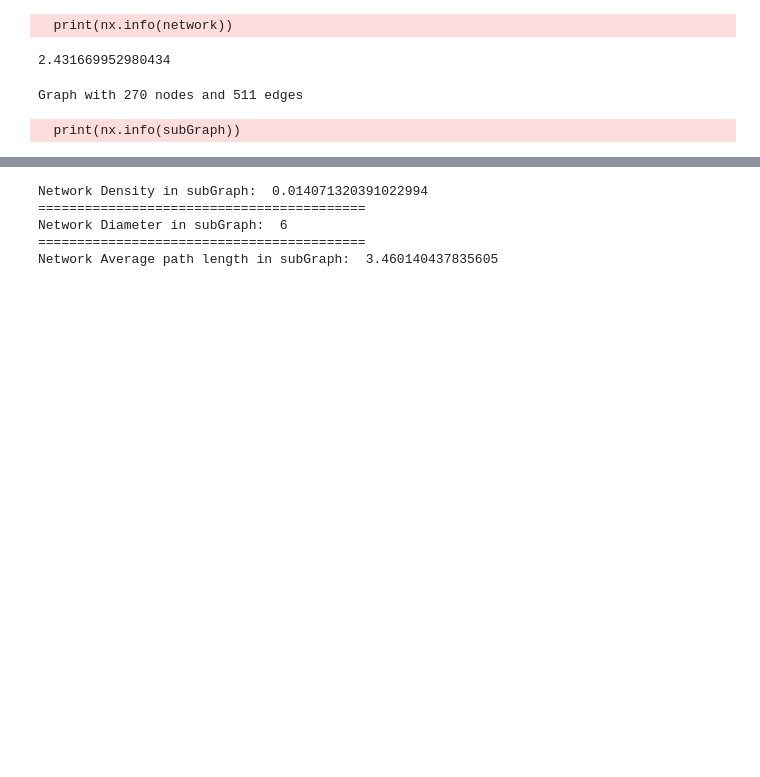
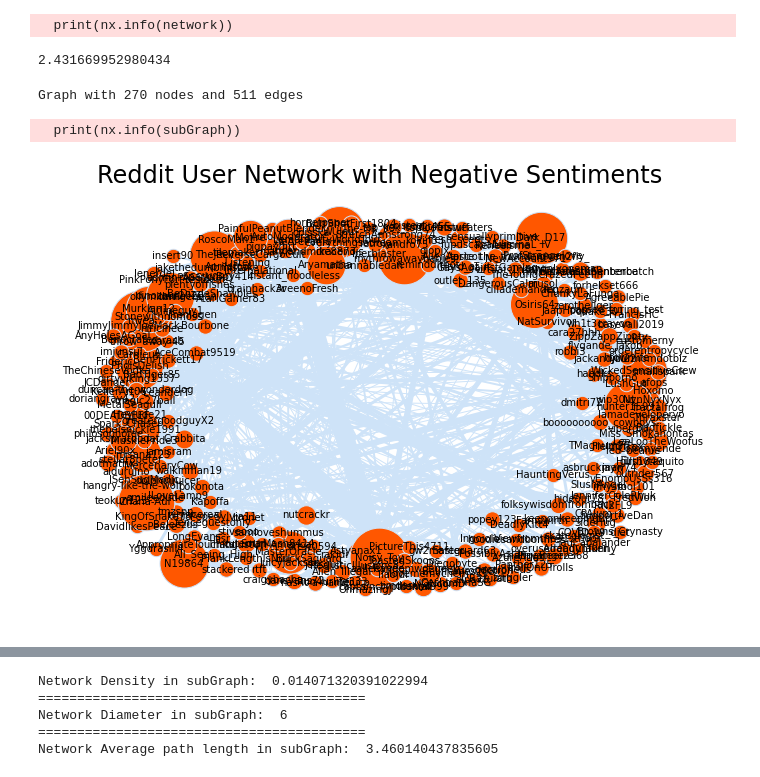
Before and after one commit to jlrqq/covid-19-anti-lockdown-protests, a Jupyter notebook: Reddit_SNA/Reddit Social Network Analysis (Users - Corona Lockdown).ipynb, the cells around one changed output, grey strips where cells are left out. Saved outputs shown, nothing was run; the diff lists cells and outputs as text; code cells hidden in the pictures; blank space fills up the shorter version.

```diff
--- a/Reddit_SNA/Reddit Social Network Analysis (Users - Corona Lockdown).ipynb
+++ b/Reddit_SNA/Reddit Social Network Analysis (Users - Corona Lockdown).ipynb
@@ -124,4 +124,28 @@ Graph with 270 nodes and 511 edges
 # Create subgraph's network
 
 pos = nx.spring_layout(subGraph, weight='weight', iterations=20, k=4)
+# %%
+# Plot subgraph's network
+
+fig, ax = plt.subplots()
+figsize = fig.get_size_inches()
+plt.axis('off')
+plt.title('Reddit User Network with Negative Sentiments', fontsize = 24)
+
+
+for node in subGraph.nodes():
+    size = 120*weighted_degrees[node]**0.5
+    ns = nx.draw_networkx_nodes(subGraph, pos, nodelist=[node], node_size=size, node_color='#FF5700')
+    ns.set_edgecolor('#CEE3F8')
+
+nx.draw_networkx_labels(subGraph, pos, font_size=10)
+
+for e in subGraph.edges(data=True):
+    nx.draw_networkx_edges(subGraph, pos,[e], width=e[2]['weight'], edge_color='#CEE3F8')
+
+fig.set_size_inches(figsize * 2)
+fig.show()
+plt.savefig('../Reddit_Output/Reddit_SNA_Corona_Lockdown.png')
+# %% [output]
+[figure, added]
 # %%
```
Also changed, not shown: parts of 6 cells of this notebook, 9 other files.
